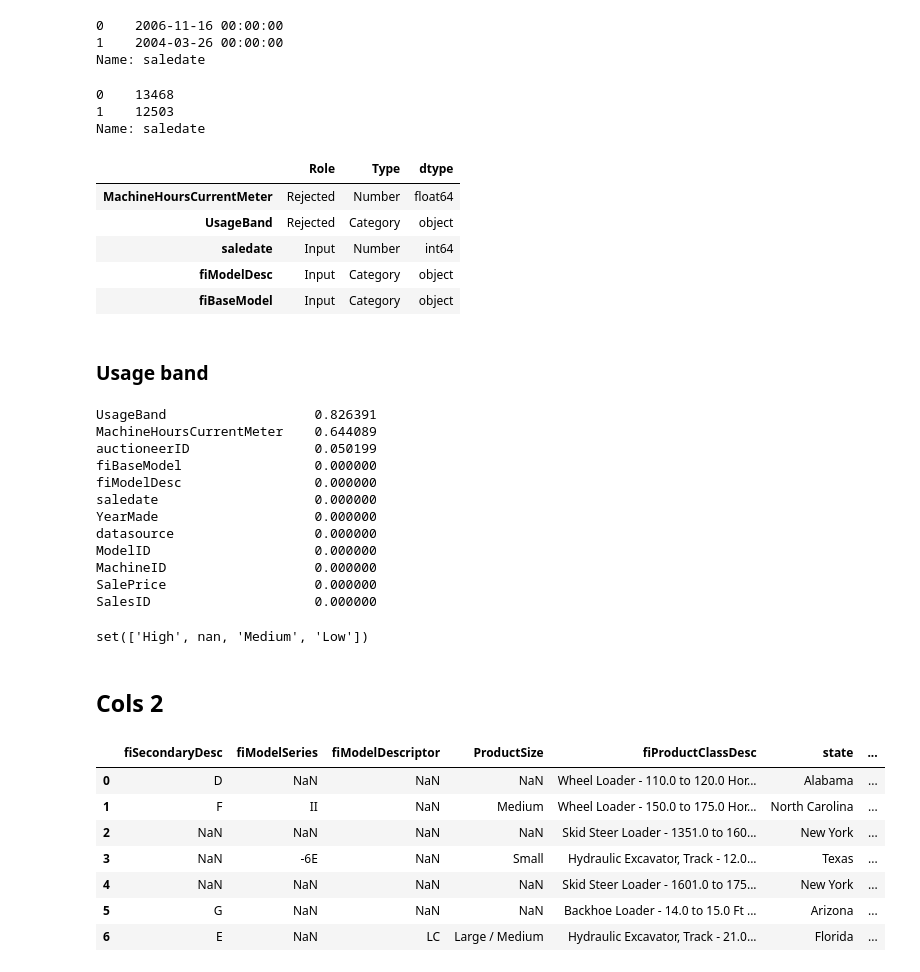
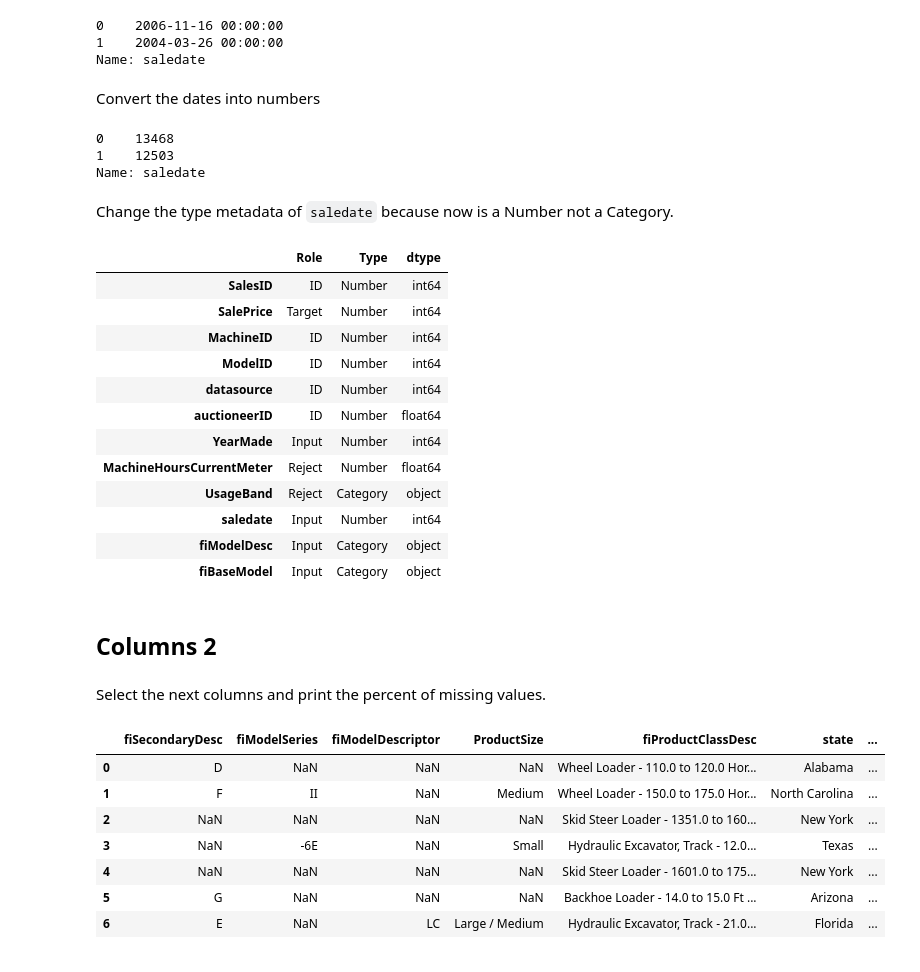
Before and after one commit to danielfrg/kaggle-bulldozers, a Jupyter notebook: src/clean.ipynb, the cells around one changed output. Cells and saved outputs as stored; diff of their text form; code cells hidden in the pictures.

```diff
--- a/src/clean.ipynb
+++ b/src/clean.ipynb
@@ -61,6 +82,8 @@ ds1['saledate'].head(2)
 0    2006-11-16 00:00:00
 1    2004-03-26 00:00:00
 Name: saledate
+# %% [markdown]
+Convert the dates into numbers
 # %%
 ds1['saledate'] = ds1['saledate'].apply(copper.transform.date_to_number)
 # %%
@@ -69,41 +92,30 @@ ds1['saledate'].head(2)
 0    13468
 1    12503
 Name: saledate
+# %% [markdown]
+Change the type metadata of `saledate` because now is a Number not a Category.
 # %%
 ds1.type['saledate'] = ds1.NUMBER
-ds1.update()
 # %%
-ds1.metadata.tail()
+ds1.metadata
 # %% [output]
 |  | Role | Type | dtype |
-| MachineHoursCurrentMeter | Rejected | Number | float64 |
-| UsageBand | Rejected | Category | object |
+| SalesID | ID | Number | int64 |
+| SalePrice | Target | Number | int64 |
+| MachineID | ID | Number | int64 |
+| ModelID | ID | Number | int64 |
+| datasource | ID | Number | int64 |
+| auctioneerID | ID | Number | float64 |
+| YearMade | Input | Number | int64 |
+| MachineHoursCurrentMeter | Reject | Number | float64 |
+| UsageBand | Reject | Category | object |
 | saledate | Input | Number | int64 |
 | fiModelDesc | Input | Category | object |
 | fiBaseModel | Input | Category | object |
-# %% [markdown]
-### Usage band
-# %%
-ds1.percent_missing()
-# %% [output]
-UsageBand                   0.826391
-MachineHoursCurrentMeter    0.644089
-auctioneerID                0.050199
-fiBaseModel                 0.000000
-fiModelDesc                 0.000000
-saledate                    0.000000
-YearMade                    0.000000
-datasource                  0.000000
-ModelID                     0.000000
-MachineID                   0.000000
-SalePrice                   0.000000
-SalesID                     0.000000
-# %%
-set(ds1['UsageBand'])
-# %% [output]
-set(['High', nan, 'Medium', 'Low'])
 # %% [markdown]
-## Cols 2
+## Columns 2
+# %% [markdown]
+Select the next columns and print the percent of missing values.
 # %%
 cols2 = train[train.columns[12:20]]
 cols2.head(7)
```
Also changed, not shown: parts of 59 cells of this notebook, 1 other file.
